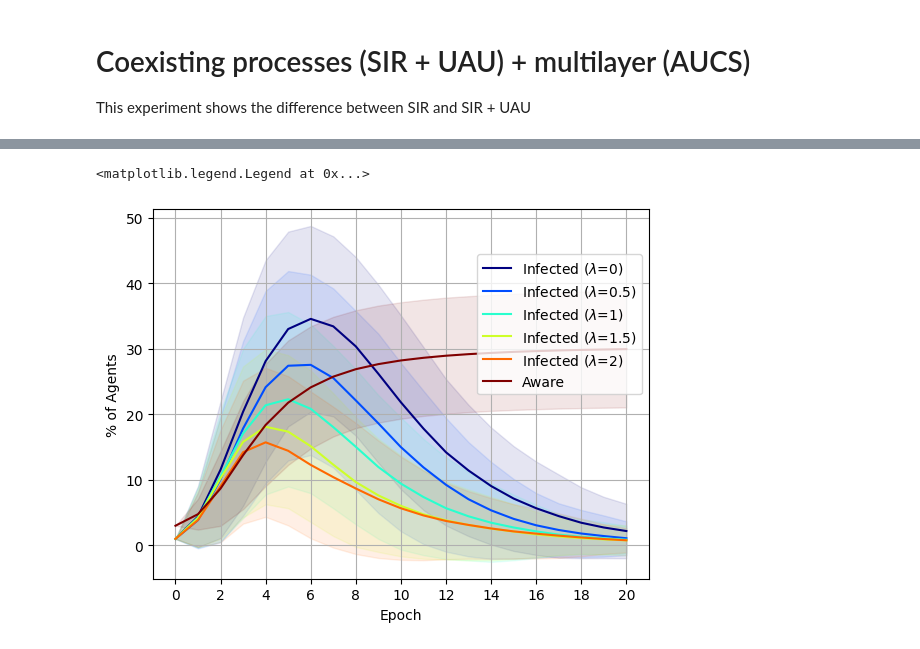
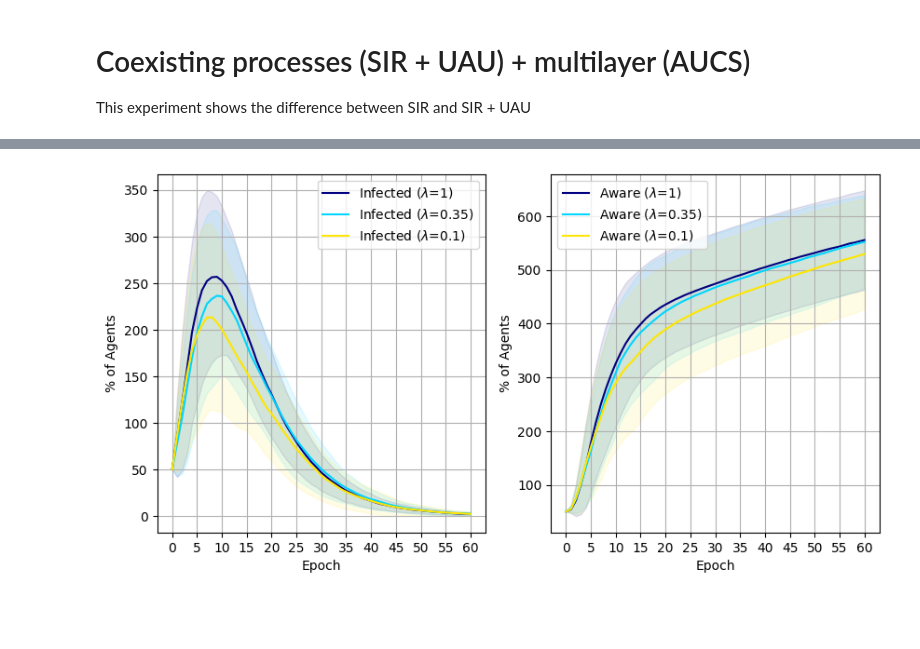
Before and after one commit to anty-filidor/bdma-experiments, a Jupyter notebook: sir_ua.ipynb, the cells around one changed output, grey strips where cells are left out. Saved outputs shown, nothing was run; the diff lists cells and outputs as text; code cells hidden in the pictures; blank space fills up the shorter version.

Commit message:
updated SIR-UA experiment and added results

```diff
--- a/sir_ua.ipynb
+++ b/sir_ua.ipynb
@@ -47,9 +59,19 @@ layer 'contagion' parameters:
 # %%
 results = {}
 
-for l in LAMBDAS:
-    print(f"Model with lambda: {l}")
-    model = models.get_covid_model(l=l)
+for L in LAMBDAS:
+    print(f"Model with lambda: {L}")
+    model = models.SIR_UAModel(
+        alpha = ALPHA,
+        beta = BETA,
+        alpha_prime = ALPHA * L,
+        beta_prime = BETA,
+        gamma = GAMMA,
+        delta = DELTA,
+        epsilon = EPSILON,
+        ill_seeds = 5,
+        aware_seeds = 5,
+    )
 
     all_logs = []
     for i in tqdm(range(N_REPETITIONS)):
@@ -65,7 +87,7 @@ for l in LAMBDAS:
     std_awareness = functions.get_std_log([log["awareness"] for log in all_logs])
     std_core = pd.DataFrame([std_contagion["I"], std_awareness["A"]]).T
 
-    results[l] = {"mean": mean_core, "std": std_core}
+    results[L] = {"mean": mean_core, "std": std_core}
 
 print(model)
 # %% [output]
@@ -94,34 +114,29 @@ process 'contagion' transitions with nonzero weight:
 # %%
-fig, ax = plt.subplots(nrows=1, ncols=1)
+fig, ax = plt.subplots(nrows=1, ncols=2)
+fig.set_size_inches(10,5)
 colors = plt.cm.jet(np.linspace(0, 1, len(results) + 1))
 res_nb = 0
 
 for l, result in results.items():
 
     _i = result["mean"]["I"].to_numpy()
     _i_std = result["std"]["I"].to_numpy()
+    _a = result["mean"]["A"].to_numpy()
+    _a_std = result["std"]["A"].to_numpy()
     _x = np.arange(0, len(_i))
 
-    # _x_new = np.linspace(_x.min(), _x.max(), 300)
-    # _i_new = make_interp_spline(_x, _i, k=1)(_x_new)
-
-    ax.plot(_x, _i, label=rf"Infected ($\lambda$={l})", color=colors[res_nb])
-    ax.fill_between(_x, _i-_i_std, _i+_i_std, alpha=0.1, color=colors[res_nb])
+    ax[0].plot(_x, _i, label=rf"Infected ($\lambda$={l})", color=colors[res_nb])
+    ax[0].fill_between(_x, _i-_i_std, _i+_i_std, alpha=0.1, color=colors[res_nb])
+    ax[1].plot(_x, _a, label=rf"Aware ($\lambda$={l})", color=colors[res_nb])
+    ax[1].fill_between(_x, _a-_a_std, _a+_a_std, alpha=0.1, color=colors[res_nb])
 
     res_nb += 1
 
-
-_a = np.array([_r["mean"]["A"] for _r in results.values()]).mean(0)
-_a_std = np.array([_r["std"]["A"] for _r in results.values()]).mean(0)
-
-ax.plot(_x, _a, label="Aware", color=colors[res_nb])
-ax.fill_between(_x, _a-_a_std, _a+_a_std, alpha=0.1, color=colors[res_nb])
-
-ax.grid(True)
-ax.set_xlabel("Epoch")
-ax.set_xticks(np.arange(0, _x.max()+1, 2))
-ax.set_ylabel("% of Agents")
-fig.legend(loc="upper right", bbox_to_anchor=(0.9, 0.8))
+for a in ax:
+    a.grid(True)
+    a.set_xlabel("Epoch")
+    a.set_xticks(np.arange(0, _x.max()+1, 5))
+    a.set_ylabel("% of Agents")
+    a.legend() #loc="upper right", bbox_to_anchor=(0.9, 0.5))
 # %% [output]
-<matplotlib.legend.Legend at 0x...>
-[figure, old version]
+[figure, new version]
```
Also changed, not shown: parts of 5 cells of this notebook, 8 other files.
